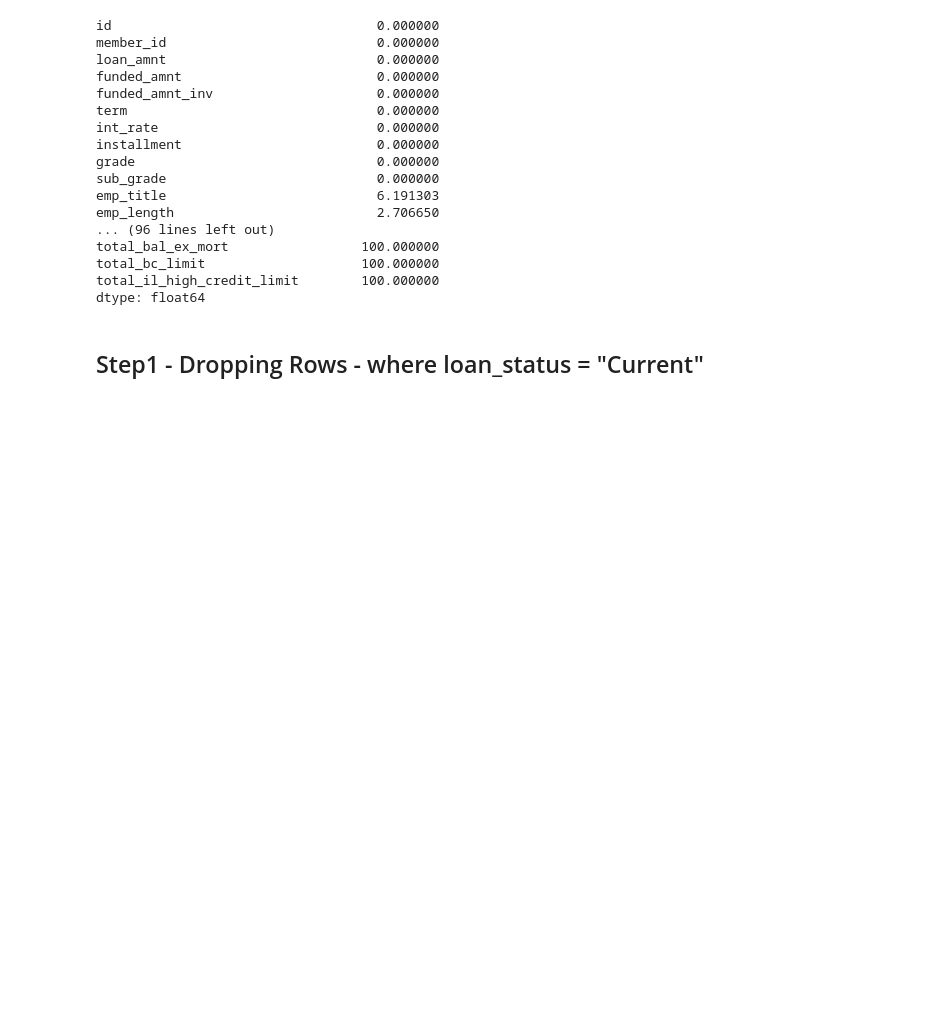
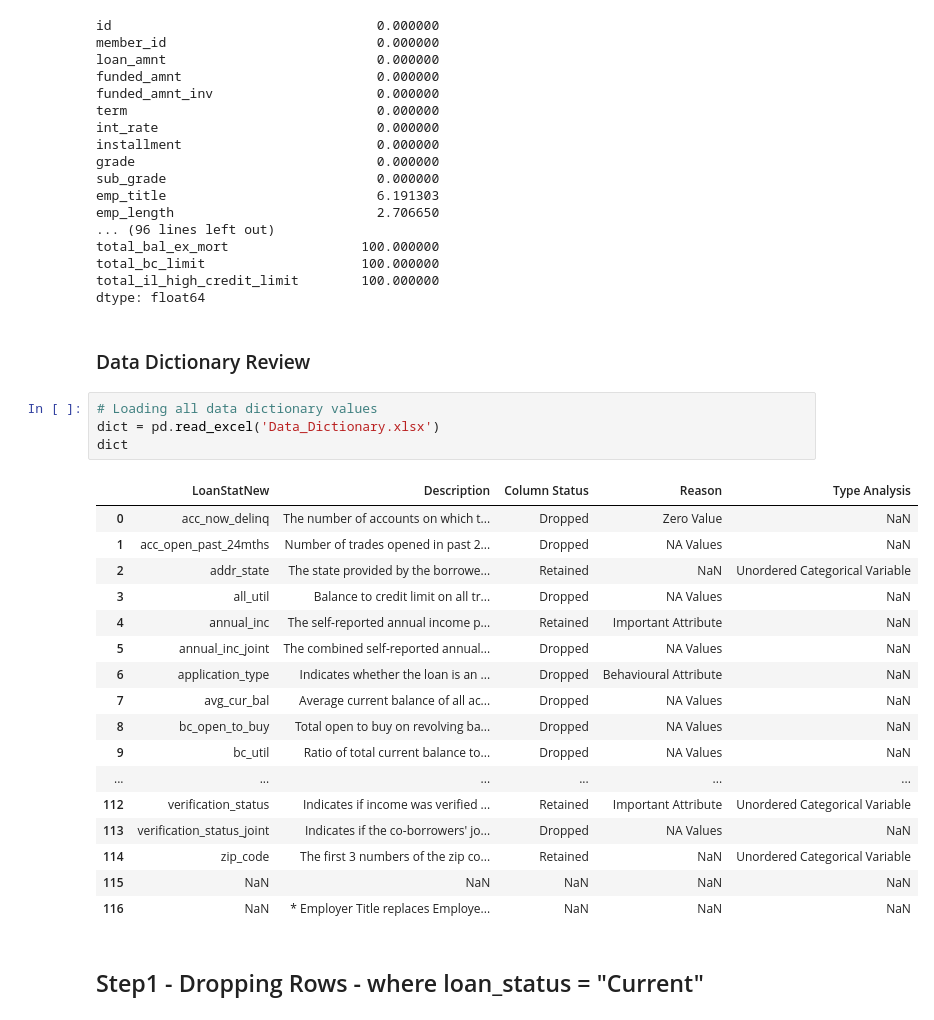
Before and after one commit to slahiri/LendingClubCaseStudy, a Jupyter notebook: Siddhartha_Lahiri.ipynb, the cells around one changed output. Cells and saved outputs as stored; diff of their text form; blank space fills up the shorter version.

Commit message:
added collab button and also reference to data dict

```diff
--- a/Siddhartha_Lahiri.ipynb
+++ b/Siddhartha_Lahiri.ipynb
@@ -226,6 +226,30 @@ total_bal_ex_mort                 100.000000
 total_bc_limit                    100.000000
 total_il_high_credit_limit        100.000000
 dtype: float64
+# %% [markdown]
+### Data Dictionary Review
+# %%
+# Loading all data dictionary values
+dict = pd.read_excel('Data_Dictionary.xlsx')
+dict
+# %% [output]
+|  | LoanStatNew | Description | Column Status | Reason | Type Analysis |
+| 0 | acc_now_delinq | The number of accounts on which t... | Dropped | Zero Value | NaN |
+| 1 | acc_open_past_24mths | Number of trades opened in past 2... | Dropped | NA Values | NaN |
+| 2 | addr_state | The state provided by the borrowe... | Retained | NaN | Unordered Categorical Variable |
+| 3 | all_util | Balance to credit limit on all tr... | Dropped | NA Values | NaN |
+| 4 | annual_inc | The self-reported annual income p... | Retained | Important Attribute | NaN |
+| 5 | annual_inc_joint | The combined self-reported annual... | Dropped | NA Values | NaN |
+| 6 | application_type | Indicates whether the loan is an ... | Dropped | Behavioural Attribute | NaN |
+| 7 | avg_cur_bal | Average current balance of all ac... | Dropped | NA Values | NaN |
+| 8 | bc_open_to_buy | Total open to buy on revolving ba... | Dropped | NA Values | NaN |
+| 9 | bc_util | Ratio of total current balance to... | Dropped | NA Values | NaN |
+| ... | ... | ... | ... | ... | ... |
+| 112 | verification_status | Indicates if income was verified ... | Retained | Important Attribute | Unordered Categorical Variable |
+| 113 | verification_status_joint | Indicates if the co-borrowers' jo... | Dropped | NA Values | NaN |
+| 114 | zip_code | The first 3 numbers of the zip co... | Retained | NaN | Unordered Categorical Variable |
+| 115 | NaN | NaN | NaN | NaN | NaN |
+| 116 | NaN | * Employer Title replaces Employe... | NaN | NaN | NaN |
 # %% [markdown]
 ## Step1 - Dropping Rows - where loan_status = "Current"
 # %%
```
Also changed, not shown: parts of 8 cells of this notebook, 1 other file.
